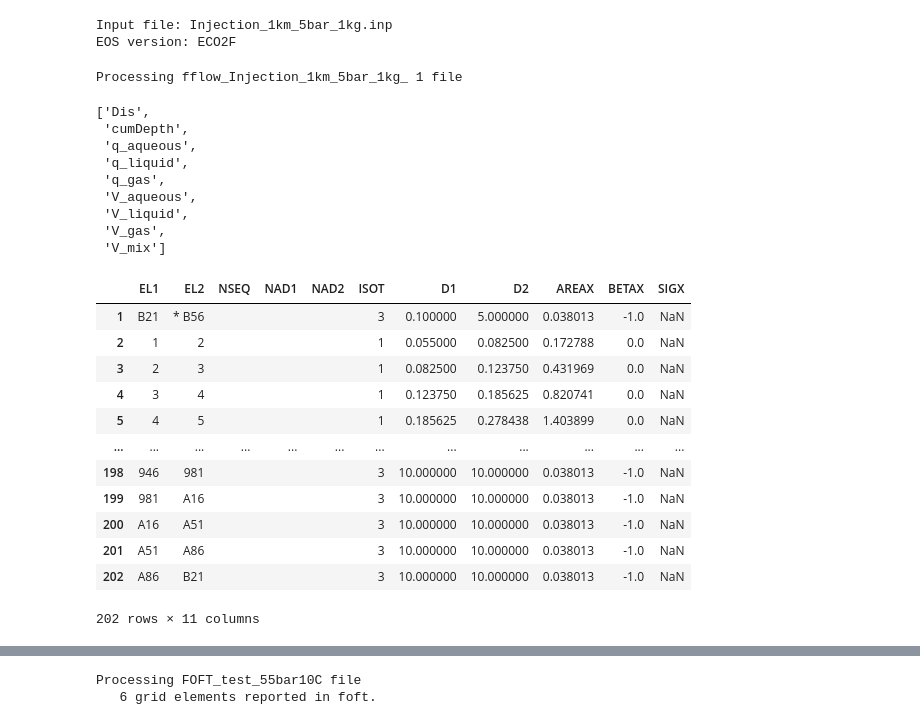
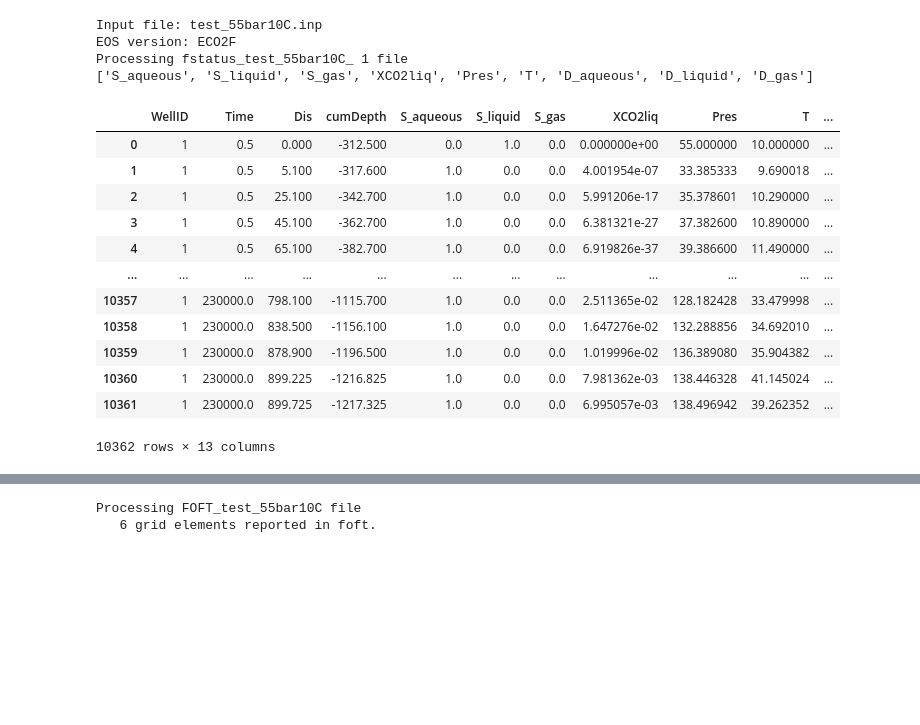
Before and after one commit to equinor/T2Well_post, a Jupyter notebook: plot_T2Well_files.ipynb, the cells around one changed output, grey strips where cells are left out. Saved outputs shown, nothing was run; the diff lists cells and outputs as text; code cells hidden in the pictures; blank space fills up the shorter version.

```diff
--- a/plot_T2Well_files.ipynb
+++ b/plot_T2Well_files.ipynb
@@ -7,70 +13,61 @@ old_path = os.getcwd()
 # %%
 os.chdir(old_path)
 path = '/scratch/SCS/gpb/T2WELL/T2Well_post/sample_files/sample_T2Well_ECO2N/'
-# path = '/scratch/SCS/gpb/T2WELL/ECO2M_case/'
+path = '/scratch/SCS/gpb/T2WELL/ECO2M_case/'
 os.chdir(path)
 
 raw_names = tuple([r'fflow', r'fstatus', r'coft', r'foft'])
 fnames = []
 plot_bool = dict()
 fnames_map=dict()
 
 for f in os.listdir():
     if f.lower().startswith(raw_names):
         f_size = os.path.getsize(f)
         if f_size>0:
             fnames.append(f)
             flabel = f.lower().split('_')[0]
             fnames_map[flabel]=f
             plot_bool[flabel] = True
 
     elif f.endswith(tuple(['.in', '.inp'])):
         ip_file = f
 
     elif f.endswith('out'):
         op_file = f
 
 
 EOS = get_EOS(op_file)
 print('Input file: {:s}'.format(ip_file))
 print('EOS version: {:s}'.format(EOS))
 
 
 eleme, conne = read_ipMESH(ip_file)
+
+
+ip_file = fnames_map['fstatus']
+
+
+var, df = read_FStatus(ip_file, EOS)
+
+print(var)
+
+df
 # %% [output]
-Input file: Injection_1km_5bar_1kg.inp
+Input file: test_55bar10C.inp
 EOS version: ECO2F
+Processing fstatus_test_55bar10C_ 1 file
+['S_aqueous', 'S_liquid', 'S_gas', 'XCO2liq', 'Pres', 'T', 'D_aqueous', 'D_liquid', 'D_gas']
+|  | WellID | Time | Dis | cumDepth | S_aqueous | S_liquid | S_gas | XCO2liq | Pres | T | ... |
+| 0 | 1 | 0.5 | 0.000 | -312.500 | 0.0 | 1.0 | 0.0 | 0.000000e+00 | 55.000000 | 10.000000 | ... |
+| 1 | 1 | 0.5 | 5.100 | -317.600 | 1.0 | 0.0 | 0.0 | 4.001954e-07 | 33.385333 | 9.690018 | ... |
+| 2 | 1 | 0.5 | 25.100 | -342.700 | 1.0 | 0.0 | 0.0 | 5.991206e-17 | 35.378601 | 10.290000 | ... |
+| 3 | 1 | 0.5 | 45.100 | -362.700 | 1.0 | 0.0 | 0.0 | 6.381321e-27 | 37.382600 | 10.890000 | ... |
+| 4 | 1 | 0.5 | 65.100 | -382.700 | 1.0 | 0.0 | 0.0 | 6.919826e-37 | 39.386600 | 11.490000 | ... |
+| ... | ... | ... | ... | ... | ... | ... | ... | ... | ... | ... | ... |
+| 10357 | 1 | 230000.0 | 798.100 | -1115.700 | 1.0 | 0.0 | 0.0 | 2.511365e-02 | 128.182428 | 33.479998 | ... |
+| 10358 | 1 | 230000.0 | 838.500 | -1156.100 | 1.0 | 0.0 | 0.0 | 1.647276e-02 | 132.288856 | 34.692010 | ... |
+| 10359 | 1 | 230000.0 | 878.900 | -1196.500 | 1.0 | 0.0 | 0.0 | 1.019996e-02 | 136.389080 | 35.904382 | ... |
+| 10360 | 1 | 230000.0 | 899.225 | -1216.825 | 1.0 | 0.0 | 0.0 | 7.981362e-03 | 138.446328 | 41.145024 | ... |
+| 10361 | 1 | 230000.0 | 899.725 | -1217.325 | 1.0 | 0.0 | 0.0 | 6.995057e-03 | 138.496942 | 39.262352 | ... |
+10362 rows × 13 columns
-# %%
-ip_file = fnames_map['fflow']
-
-
-var, df = read_FFlow(ip_file, EOS)
-
-var
-# %% [output]
-Processing fflow_Injection_1km_5bar_1kg_ 1 file
-['Dis',
- 'cumDepth',
- 'q_aqueous',
- 'q_liquid',
- 'q_gas',
- 'V_aqueous',
- 'V_liquid',
- 'V_gas',
- 'V_mix']
-# %%
-conne
-# %% [output]
-|  | EL1 | EL2 | NSEQ | NAD1 | NAD2 | ISOT | D1 | D2 | AREAX | BETAX | SIGX |
-| 1 | B21 | * B56 |  |  |  | 3 | 0.100000 | 5.000000 | 0.038013 | -1.0 | NaN |
-| 2 | 1 | 2 |  |  |  | 1 | 0.055000 | 0.082500 | 0.172788 | 0.0 | NaN |
-| 3 | 2 | 3 |  |  |  | 1 | 0.082500 | 0.123750 | 0.431969 | 0.0 | NaN |
-| 4 | 3 | 4 |  |  |  | 1 | 0.123750 | 0.185625 | 0.820741 | 0.0 | NaN |
-| 5 | 4 | 5 |  |  |  | 1 | 0.185625 | 0.278438 | 1.403899 | 0.0 | NaN |
-| ... | ... | ... | ... | ... | ... | ... | ... | ... | ... | ... | ... |
-| 198 | 946 | 981 |  |  |  | 3 | 10.000000 | 10.000000 | 0.038013 | -1.0 | NaN |
-| 199 | 981 | A16 |  |  |  | 3 | 10.000000 | 10.000000 | 0.038013 | -1.0 | NaN |
-| 200 | A16 | A51 |  |  |  | 3 | 10.000000 | 10.000000 | 0.038013 | -1.0 | NaN |
-| 201 | A51 | A86 |  |  |  | 3 | 10.000000 | 10.000000 | 0.038013 | -1.0 | NaN |
-| 202 | A86 | B21 |  |  |  | 3 | 10.000000 | 10.000000 | 0.038013 | -1.0 | NaN |
-202 rows × 11 columns
```
Also changed, not shown: parts of 3 cells of this notebook.
